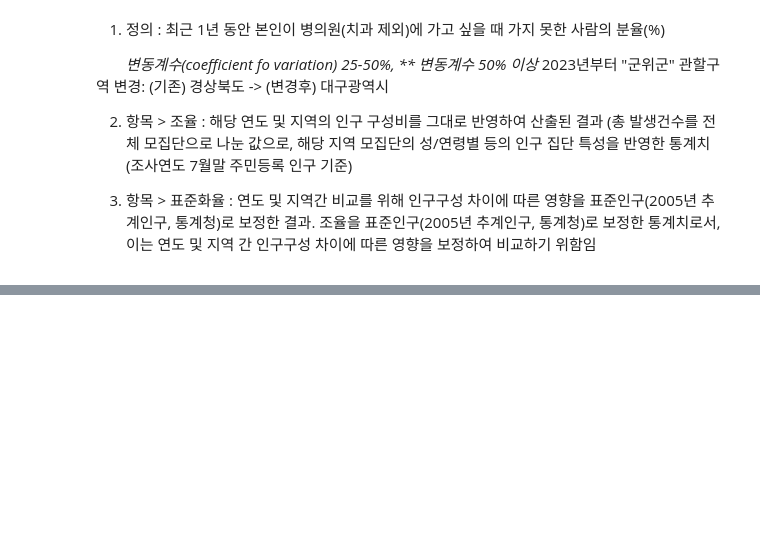
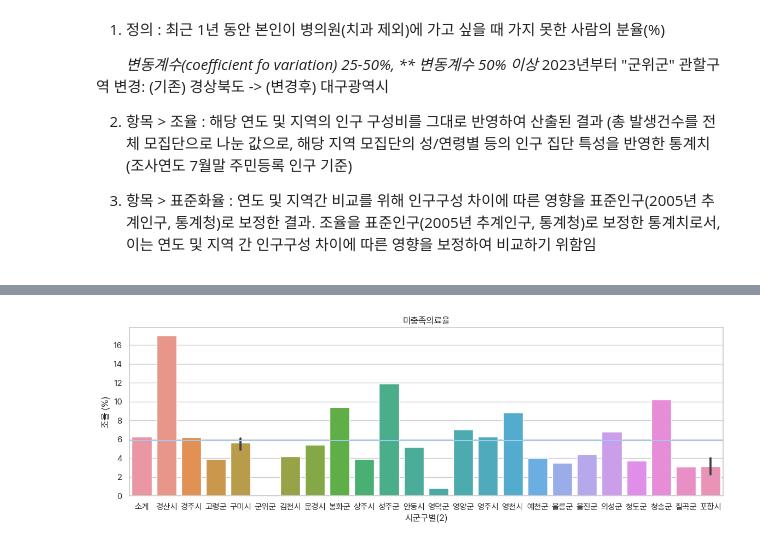
Before and after one commit to crpAsian/works, a Jupyter notebook: gb_cals/gb_cals.ipynb, the cells around one changed output, grey strips where cells are left out. Saved outputs shown, nothing was run; the diff lists cells and outputs as text; code cells hidden in the pictures; blank space fills up the shorter version.

```diff
--- a/gb_cals.ipynb
+++ b/gb_cals/gb_cals.ipynb
@@ -155,0 +196,32 @@ unmet_rate.head()
+# %%
+import matplotlib.pyplot as plt
+import seaborn as sns
+import warnings
+
+plt.rcParams['figure.figsize'] = [6, 4]
+sns.set(style='whitegrid')
+sns.set_palette('pastel')
+warnings.filterwarnings('ignore')
+
+
+import matplotlib as mpl
+
+mpl.rcParams['font.family'] = 'Pretendard'
+mpl.rcParams['font.size'] = 25
+
+mpl.rcParams['axes.unicode_minus'] = False
+# %%
+unmet_rate.iloc[7, 4] = 0 # 결측행 0으로 처리
+# %%
+unmet_rate['조율 (%)'] = unmet_rate['조율 (%)'].apply(float)
+# %%
+plt.figure(figsize=(14, 4))
+grp = sns.barplot(data=unmet_rate,
+            x='시군구별(2)', y='조율 (%)')
+plt.title('미충족의료율')
+
+grp.axhline(unmet_rate[unmet_rate['조율 (%)']>0]['조율 (%)'].mean())
+
+plt.show()
+# %% [output]
+[figure, added]
```
Also changed, not shown: parts of 42 cells of this notebook, 12 other files.
